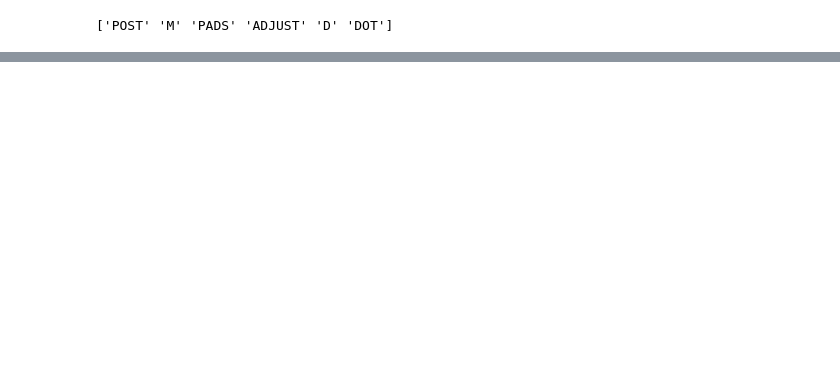
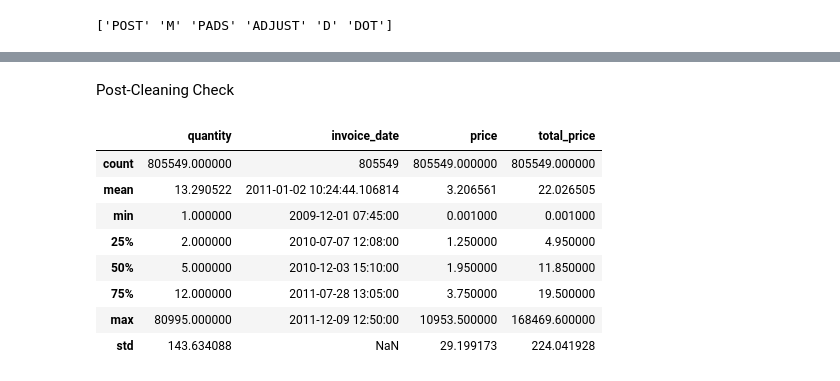
Before and after one commit to joyyy00/RFM-customer-segmentation, a Jupyter notebook: data_prep.ipynb, the cells around one changed output, grey strips where cells are left out. Cells and saved outputs as stored; diff of their text form; code cells hidden in the pictures; blank space fills up the shorter version.

```diff
--- a/data_prep.ipynb
+++ b/data_prep.ipynb
@@ -140,7 +132,7 @@ df = df[df['price'] > 0]
 # %%
 # Fix data types
 # customer_id from float to string
-df.loc[:,'customer_id'] = df['customer_id'].astype(int).astype(str)
+df['customer_id'] = df['customer_id'].astype(int).astype(str)
 # %%
 # Create total price column
 df.loc[:, 'total_price'] = df['quantity'] * df['price']
@@ -166,0 +168,14 @@ df = df[~df['stock_code'].isin(irregular_codes)]
+# %% [markdown]
+Post-Cleaning Check
+# %%
+df.describe()
+# %% [output]
+|  | quantity | invoice_date | price | total_price |
+| count | 805549.000000 | 805549 | 805549.000000 | 805549.000000 |
+| mean | 13.290522 | 2011-01-02 10:24:44.106814 | 3.206561 | 22.026505 |
+| min | 1.000000 | 2009-12-01 07:45:00 | 0.001000 | 0.001000 |
+| 25% | 2.000000 | 2010-07-07 12:08:00 | 1.250000 | 4.950000 |
+| 50% | 5.000000 | 2010-12-03 15:10:00 | 1.950000 | 11.850000 |
+| 75% | 12.000000 | 2011-07-28 13:05:00 | 3.750000 | 19.500000 |
+| max | 80995.000000 | 2011-12-09 12:50:00 | 10953.500000 | 168469.600000 |
+| std | 143.634088 | NaN | 29.199173 | 224.041928 |
```
Also changed, not shown: parts of 9 cells of this notebook.
